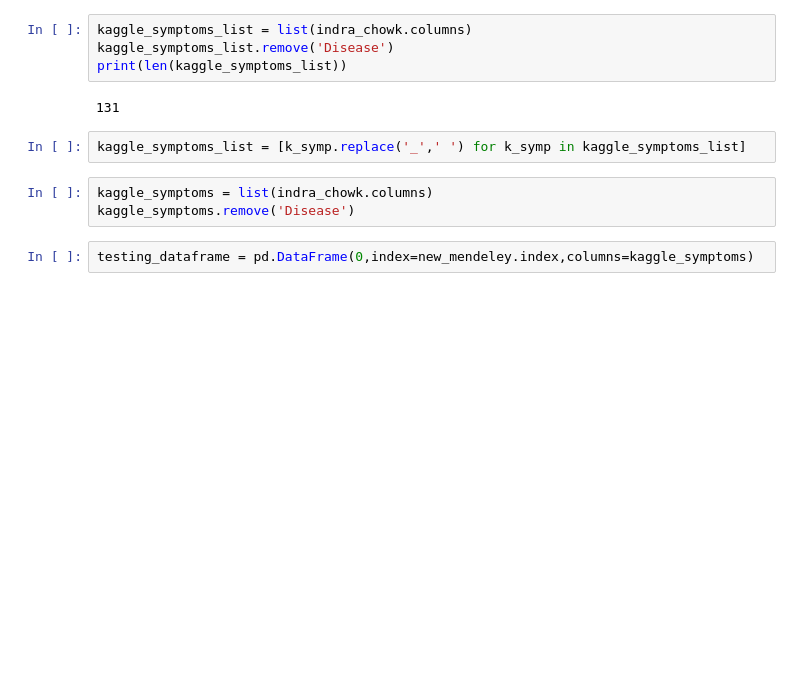
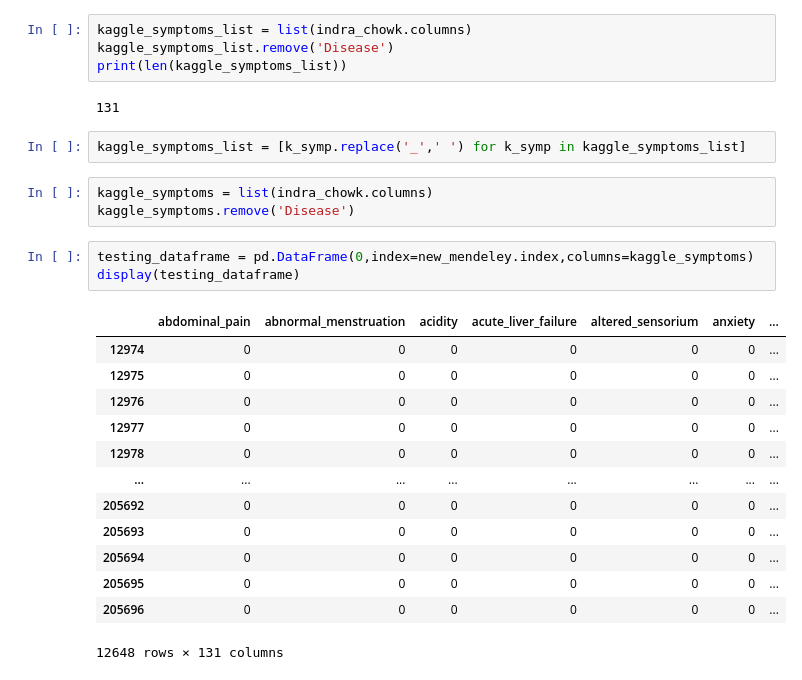
Before and after one commit to ABHIGYA-RAI/Disease-diagnostic-support-system, a Jupyter notebook: DiseaseDiagnosis.ipynb, the cells around one changed output. Cells and saved outputs as stored; diff of their text form; blank space fills up the shorter version.

Commit message:
Original making of testing table

```diff
--- a/DiseaseDiagnosis.ipynb
+++ b/DiseaseDiagnosis.ipynb
@@ -198,5 +198,20 @@ kaggle_symptoms_list = [k_symp.replace('_',' ') for k_symp in kaggle_symptoms_li
 # %%
 kaggle_symptoms = list(indra_chowk.columns)
 kaggle_symptoms.remove('Disease')
-# %%
-testing_dataframe = pd.DataFrame(0,index=new_mendeley.index,columns=kaggle_symptoms)
+# %%
+testing_dataframe = pd.DataFrame(0,index=new_mendeley.index,columns=kaggle_symptoms)
+display(testing_dataframe)
+# %% [output]
+|  | abdominal_pain | abnormal_menstruation | acidity | acute_liver_failure | altered_sensorium | anxiety | ... |
+| 12974 | 0 | 0 | 0 | 0 | 0 | 0 | ... |
+| 12975 | 0 | 0 | 0 | 0 | 0 | 0 | ... |
+| 12976 | 0 | 0 | 0 | 0 | 0 | 0 | ... |
+| 12977 | 0 | 0 | 0 | 0 | 0 | 0 | ... |
+| 12978 | 0 | 0 | 0 | 0 | 0 | 0 | ... |
+| ... | ... | ... | ... | ... | ... | ... | ... |
+| 205692 | 0 | 0 | 0 | 0 | 0 | 0 | ... |
+| 205693 | 0 | 0 | 0 | 0 | 0 | 0 | ... |
+| 205694 | 0 | 0 | 0 | 0 | 0 | 0 | ... |
+| 205695 | 0 | 0 | 0 | 0 | 0 | 0 | ... |
+| 205696 | 0 | 0 | 0 | 0 | 0 | 0 | ... |
+12648 rows × 131 columns
```
